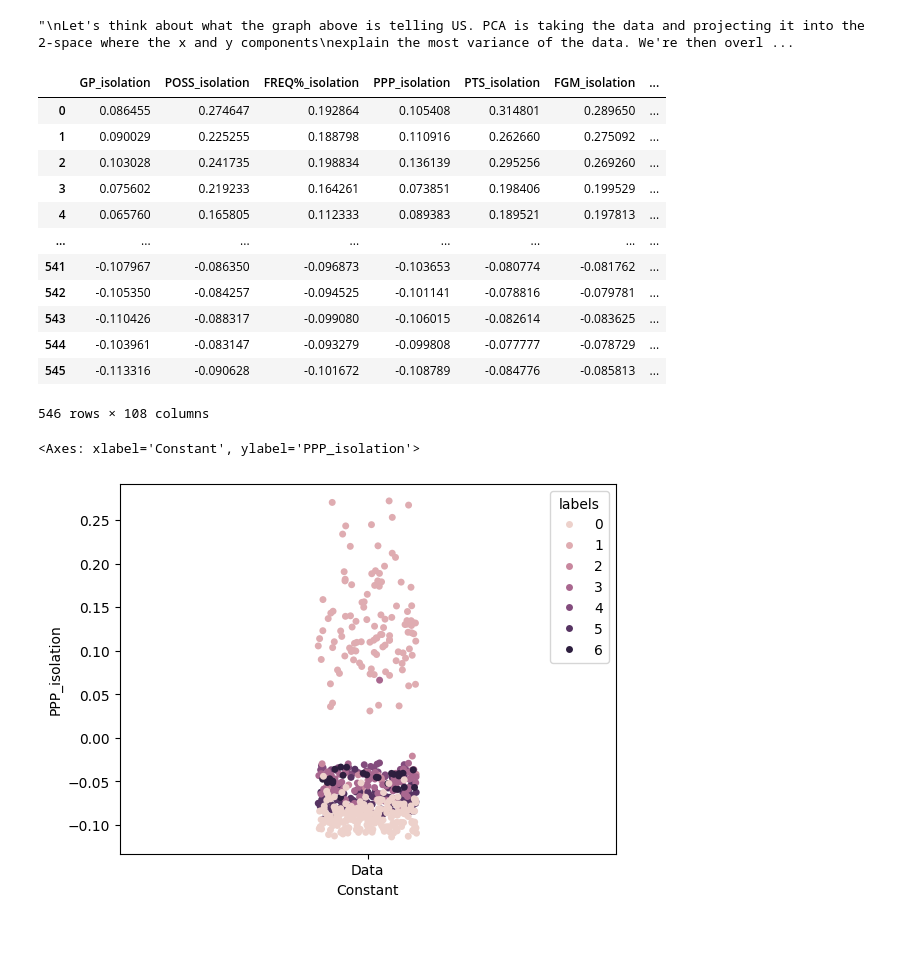
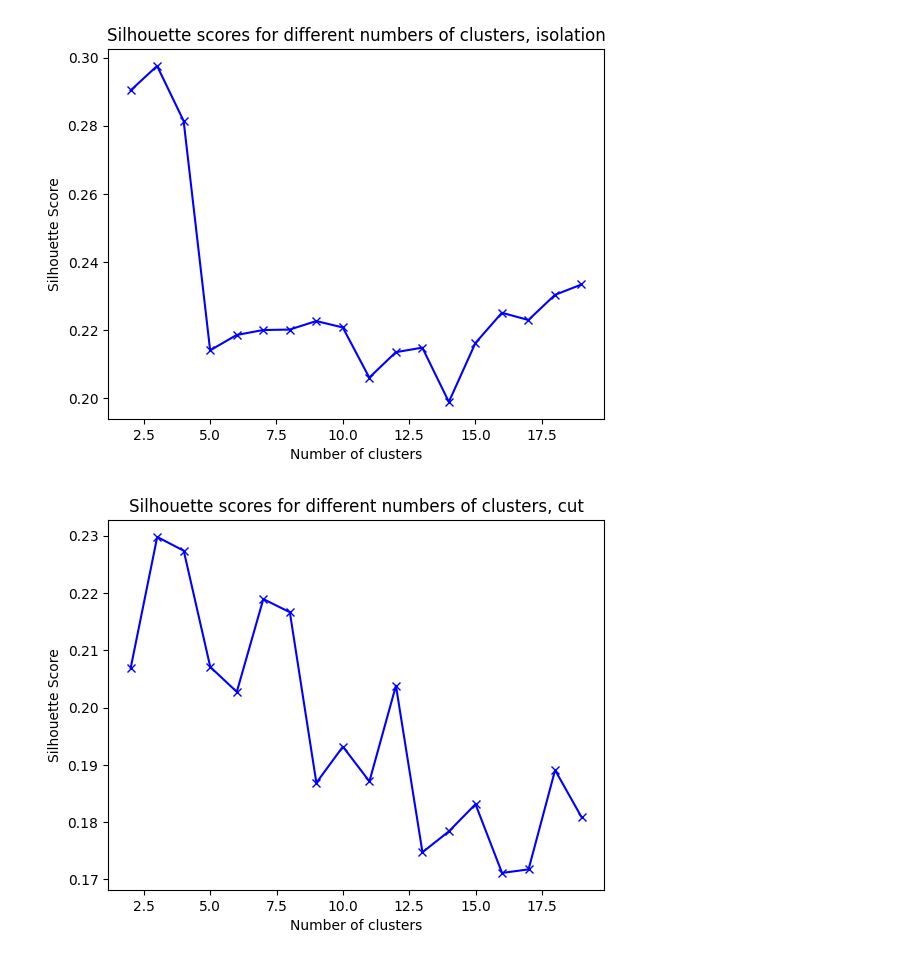
Before and after one commit to nehal-chigurupati/OffensivePlayerClustering, a Jupyter notebook: ClassifyingOffensivePlayers.ipynb, the cells around one changed output. Cells and saved outputs as stored; diff of their text form; code cells hidden in the pictures.

Commit message:
Update with new, individual clusters for each play type

```diff
--- a/ClassifyingOffensivePlayers.ipynb
+++ b/ClassifyingOffensivePlayers.ipynb
@@ -182,15 +28,0 @@ sns.stripplot(x=filtered_output_rbf['Constant'], y=filtered_output_rbf["PPP_PnR_
-# %%
-#That looks nice! Let's try nearest neighbor for affinity as well. First, we need to determine the # of clusters
-silhouette_avg = []
-for i in range(2, 20):
-    spectral_model_nn = SpectralClustering(n_clusters=i)
-    spectral_model_nn.fit(unfiltered_inputs)
-    spectral_model_nn_labels = spectral_model_nn.labels_
-
-    silhouette_avg.append(silhouette_score(unfiltered_inputs, spectral_model_nn_labels))
-
-plt.plot(range(2, 20), silhouette_avg, 'bx-')
-plt.xlabel("Number of clusters")
-plt.ylabel("Silhouette Score")
-plt.title("Silhouette scores for different numbers of clusters")
-plt.show()
@@ -256,35 +28,0 @@ sns.scatterplot(
-# %%
-"""
-Let's think about what the graph above is telling US. PCA is taking the data and projecting it into the 2-space where the x and y components
-explain the most variance of the data. We're then overlaying the clusters identified by spectral clustering by coloring the data points.
-The fact that the clusters are well delineated in the PCA plot indicates that we have a good set of labels.
-
-The next step, then, is to take this all back to basketball, and think about what type of player each cluster describes.
-"""
-# %% [output]
-"\nLet's think about what the graph above is telling US. PCA is taking the data and projecting it into the 2-space where the x and y components\nexplain the most variance of the data. We're then overl ...
-# %%
-#First, we'll add back player names.
-output = pd.concat((filtered_output_nn, player_names), axis=1)
-output.rename(columns={"PLAYER_isolation": "PLAYER"})
-# %% [output]
-|  | GP_isolation | POSS_isolation | FREQ%_isolation | PPP_isolation | PTS_isolation | FGM_isolation | ... |
-| 0 | 0.086455 | 0.274647 | 0.192864 | 0.105408 | 0.314801 | 0.289650 | ... |
-| 1 | 0.090029 | 0.225255 | 0.188798 | 0.110916 | 0.262660 | 0.275092 | ... |
-| 2 | 0.103028 | 0.241735 | 0.198834 | 0.136139 | 0.295256 | 0.269260 | ... |
-| 3 | 0.075602 | 0.219233 | 0.164261 | 0.073851 | 0.198406 | 0.199529 | ... |
-| 4 | 0.065760 | 0.165805 | 0.112333 | 0.089383 | 0.189521 | 0.197813 | ... |
-| ... | ... | ... | ... | ... | ... | ... | ... |
-| 541 | -0.107967 | -0.086350 | -0.096873 | -0.103653 | -0.080774 | -0.081762 | ... |
-| 542 | -0.105350 | -0.084257 | -0.094525 | -0.101141 | -0.078816 | -0.079781 | ... |
-| 543 | -0.110426 | -0.088317 | -0.099080 | -0.106015 | -0.082614 | -0.083625 | ... |
-| 544 | -0.103961 | -0.083147 | -0.093279 | -0.099808 | -0.077777 | -0.078729 | ... |
-| 545 | -0.113316 | -0.090628 | -0.101672 | -0.108789 | -0.084776 | -0.085813 | ... |
-546 rows × 108 columns
-# %%
-#Let's see what each cluster attempts the most, using ppp for each given play type
-output["Constant"] = ["Data"] * len(output)
-sns.stripplot(x=output['Constant'], y=output["PPP_isolation"], hue=output['labels'], jitter=True)
-# %% [output]
-<Axes: xlabel='Constant', ylabel='PPP_isolation'>
-[figure, removed]
@@ -290,0 +51,28 @@ sns.stripplot(x=output['Constant'], y=output["PPP_isolation"], hue=output['label
+# %%
+#Let's bring everything to the same scale before clustering.
+normalized_data = {}
+for key in raw_data.keys():
+    normalized_data[key] = pd.DataFrame(StandardScaler().fit_transform(raw_data[key]))
+    normalized_data[key] = pd.DataFrame(normalize(normalized_data[key]))
+# %%
+"""
+Let's determine the optimal number of clusters via the silhouette method for each play type
+
+"""
+for key in normalized_data.keys():
+    silhouette_avg = []
+    for i in range(2, 20):
+        kmeans = KMeans(n_clusters=i)
+        kmeans.fit(normalized_data[key])
+        cluster_labels = kmeans.labels_
+
+        silhouette_avg.append(silhouette_score(normalized_data[key], cluster_labels))
+
+    plt.plot(range(2, 20), silhouette_avg, 'bx-')
+    plt.xlabel("Number of clusters")
+    plt.ylabel("Silhouette Score")
+    plt.title("Silhouette scores for different numbers of clusters, " + str(key))
+    plt.show()
+# %% [output]
+[figure, added]
+[figure, added]
```
Also changed, not shown: parts of 43 cells of this notebook, 1 other file.
